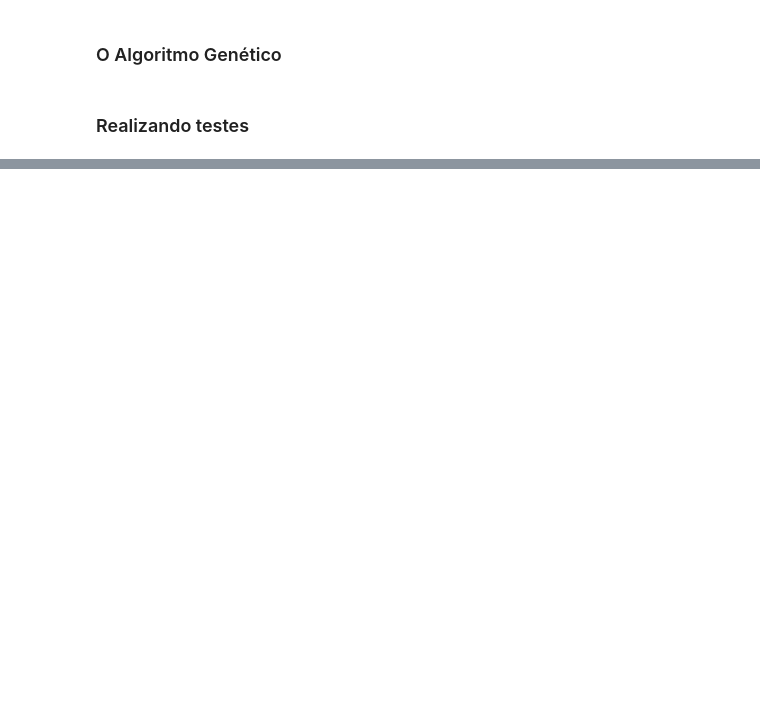
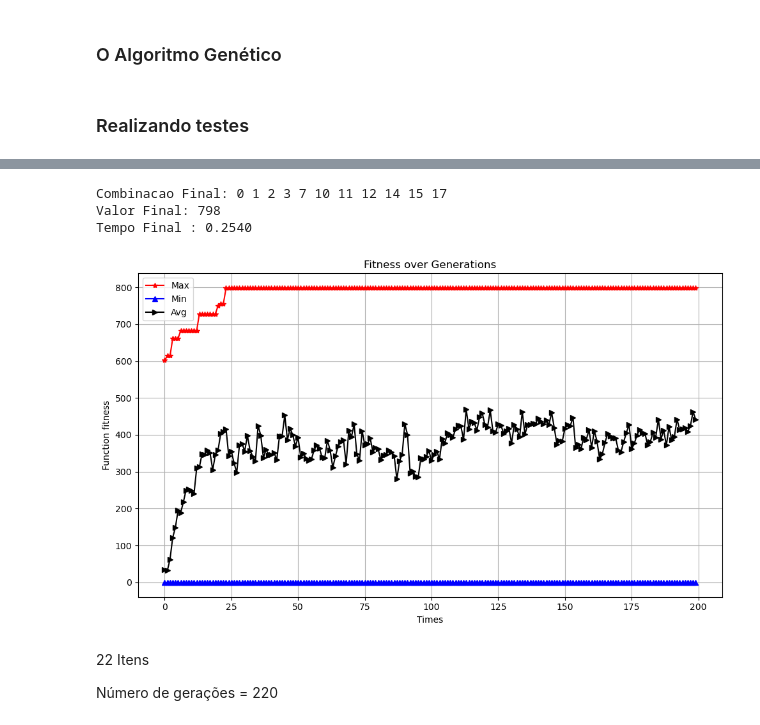
Before and after one commit to Francis1408/Genetic_Algorithm_Implementations, a Jupyter notebook: Knapsack_Problem.ipynb, the cells around one changed output, grey strips where cells are left out. Cells and saved outputs as stored; diff of their text form; code cells hidden in the pictures; blank space fills up the shorter version.

```diff
--- a/Knapsack_Problem.ipynb
+++ b/Knapsack_Problem.ipynb
@@ -540,0 +585,18 @@ Tempo Final : 0.1146
+# %%
+# Teste com 20 itens
+best_individual20, best_fiteness_generation20, worst_fitness_per_generation20, avg_fitness_per_generation20, finalTime20 = geneticAlgorithm(items20)
+
+# Printando resultados
+showResultsGA(best_individual20, finalTime20)
+
+# Gerando grafico
+plotGraph(best_fiteness_generation20, worst_fitness_per_generation20, avg_fitness_per_generation20)
+# %% [output]
+Combinacao Final: 0 1 2 3 7 10 11 12 14 15 17
+Valor Final: 798
+Tempo Final : 0.2540
+[figure, added]
+# %% [markdown]
+22 Itens
+
+Número de gerações = 220
```
Also changed, not shown: parts of 51 cells of this notebook.
